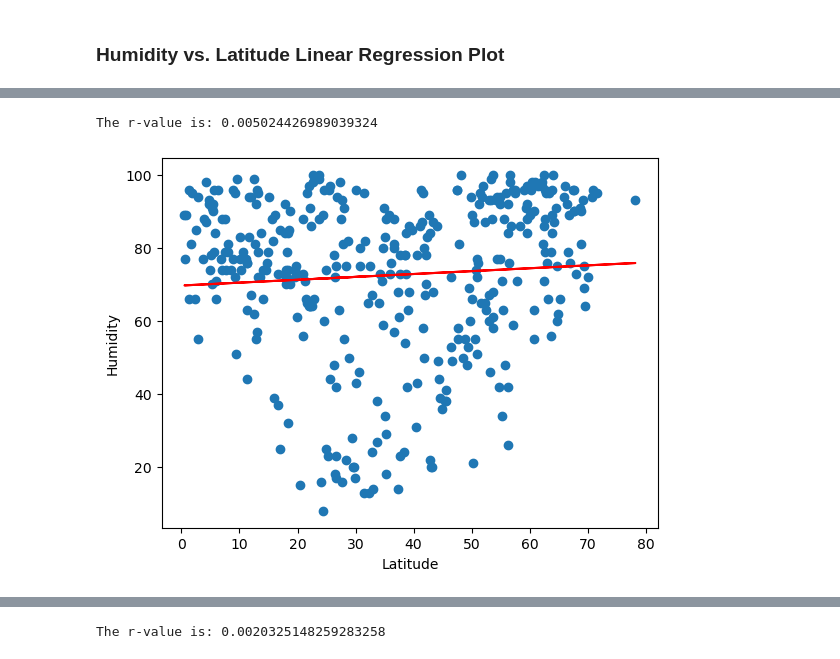
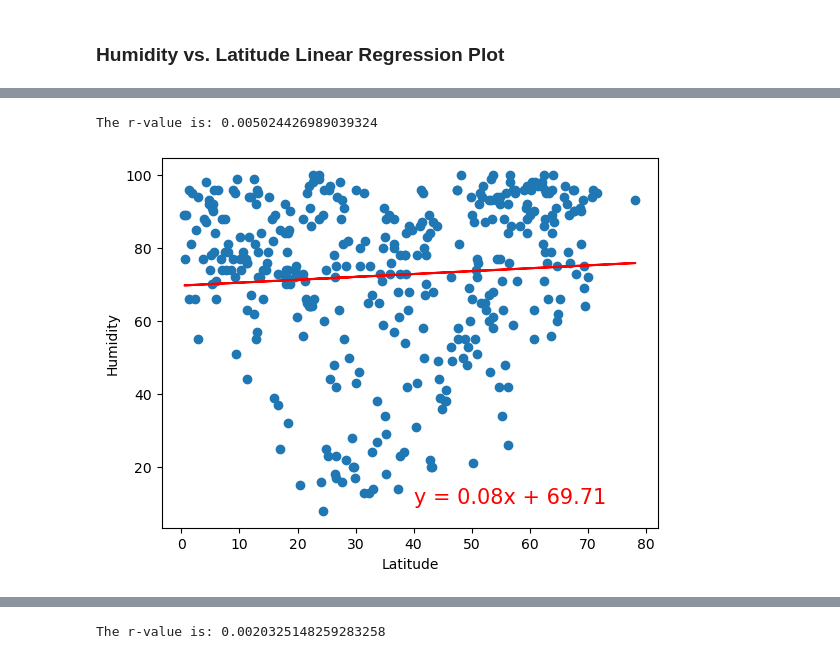
Before and after one commit to Buriteni/python-api-challenge, a Jupyter notebook: WeatherPy/WeatherPy.ipynb, the cells around one changed output, grey strips where cells are left out. Drawn from its saved outputs; the diff is of its cells as text; code cells hidden in the pictures.

```diff
--- a/WeatherPy/WeatherPy.ipynb
+++ b/WeatherPy/WeatherPy.ipynb
@@ -563,9 +358,9 @@ The r-value is: 0.05689741545789598
 # %%
 x_values = northern_hemi_df['Lat']
 y_values = northern_hemi_df['Humidity']
 # Create Plot
-plot_linear_regression(x_values, y_values, "Humidity",(6,-10))
+plot_linear_regression(x_values, y_values, "Humidity",(40,10))
 plt.show()
 # %% [output]
 The r-value is: 0.005024426989039324
-[figure, old version]
+[figure, new version]
```
Also changed, not shown: parts of 22 cells of this notebook.
